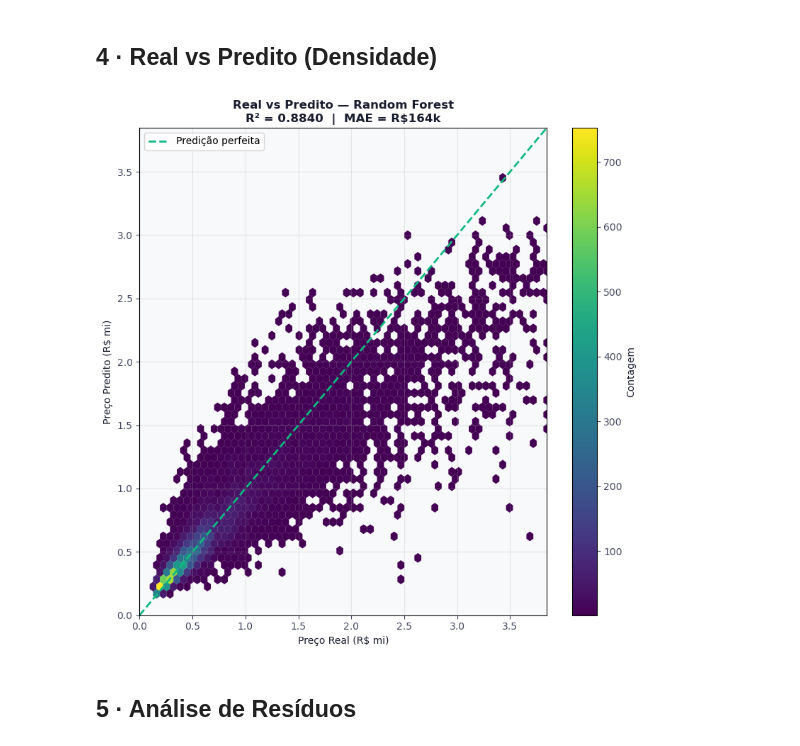
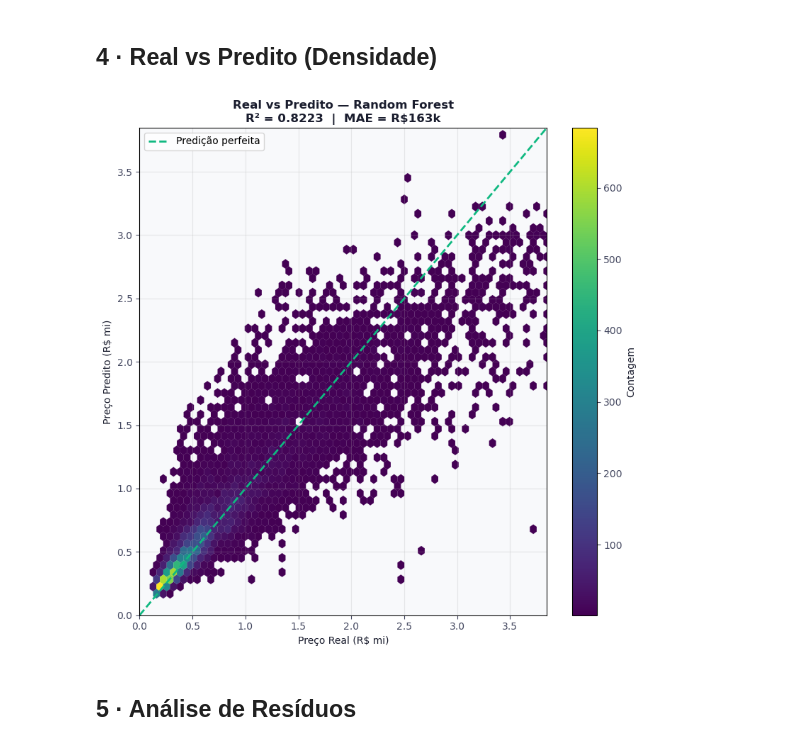
Before and after one commit to biancafdribeiro/analise-imoveis-sp, a Jupyter notebook: codigo/Modelagem_graficos.ipynb, the cells around one changed output. Cells and saved outputs as stored; diff of their text form; code cells hidden in the pictures.

```diff
--- a/codigo/Modelagem_graficos.ipynb
+++ b/codigo/Modelagem_graficos.ipynb
@@ -27,7 +26,7 @@ df = df[(df['preco_venda'] >= df['preco_venda'].quantile(0.01)) &
         (df['preco_venda'] <= df['preco_venda'].quantile(0.99))]
 
 X = df.drop('preco_venda', axis=1)
-y = np.log1p(df['preco_venda'])
+y = df['preco_venda']
 X_enc = pd.get_dummies(X, columns=['bairro', 'tipo_imovel'], drop_first=True)
 X_train, X_test, y_train, y_test = train_test_split(X_enc, y, test_size=0.2, random_state=42)
 
@@ -236,72 +168,48 @@ make_metric_plot(res_df,
 # %% [markdown]
 ## 4 · Real vs Predito (Densidade)
 # %%
-y_real = np.expm1(y_test.values)
-p_real = np.expm1(pred_rf)
-
-lim_max = np.percentile(y_real, 99)
+lim_max = np.percentile(y_test.values, 99)
 
 fig, ax = plt.subplots(figsize=(8, 8))
-
-# fundo claro consistente
 fig.patch.set_facecolor('white')
 ax.set_facecolor('#f8f9fb')
 
 hb = ax.hexbin(
-    y_real/1e6,
-    p_real/1e6,
+    y_test.values/1e6,
+    pred_rf/1e6,
     gridsize=60,
-    cmap='viridis',   # melhor que plasma no claro
+    cmap='viridis',
     mincnt=1,
     extent=[0, lim_max/1e6, 0, lim_max/1e6],
     linewidths=0.1
 )
 
 cb = fig.colorbar(hb, ax=ax, label='Contagem')
 cb.ax.yaxis.label.set_color('#1a1d2e')
 cb.ax.tick_params(colors='#444860')
 
 lim = lim_max/1e6
-
-# linha de referência
-ax.plot(
-    [0, lim],
-    [0, lim],
-    '--',
-    color='#10b981',
-    lw=2,
-    label='Predição perfeita'
-)
-
+ax.plot([0, lim], [0, lim], '--', color='#10b981', lw=2, label='Predição perfeita')
 ax.set_xlim(0, lim)
 ax.set_ylim(0, lim)
 
 ax.set_xlabel('Preço Real (R$ mi)', color='#1a1d2e')
 ax.set_ylabel('Preço Predito (R$ mi)', color='#1a1d2e')
-
 ax.set_title(
     f'Real vs Predito — Random Forest\n'
     f'R² = {r2_score(y_test, pred_rf):.4f}  |  '
-    f'MAE = R${mean_absolute_error(y_real, p_real)/1000:.0f}k',
-    fontweight='bold',
-    color='#1a1d2e'
+    f'MAE = R${mean_absolute_error(y_test, pred_rf)/1000:.0f}k',
+    fontweight='bold', color='#1a1d2e'
 )
-
 ax.tick_params(colors='#444860')
 ax.legend()
 ax.grid(True, alpha=0.25)
 
 plt.tight_layout()
-plt.savefig(
-    '../graficos/plot4_real_vs_predito.jpg',
-    dpi=150,
-    bbox_inches='tight',
-    facecolor='white'
-)
-
+plt.savefig('../graficos/plot4_real_vs_predito.jpg', dpi=150, bbox_inches='tight', facecolor='white')
 plt.show()
 # %% [output]
-[figure, old version]
+[figure, new version]
 # %% [markdown]
 ## 5 · Análise de Resíduos
 # %%
```
Also changed, not shown: parts of 18 cells of this notebook, 15 other files.
